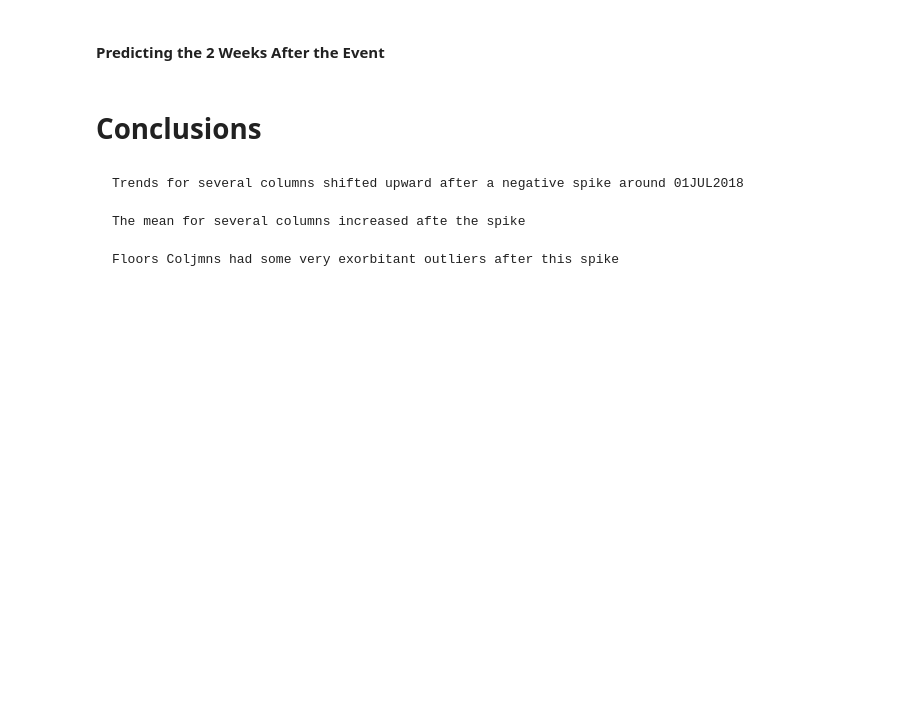
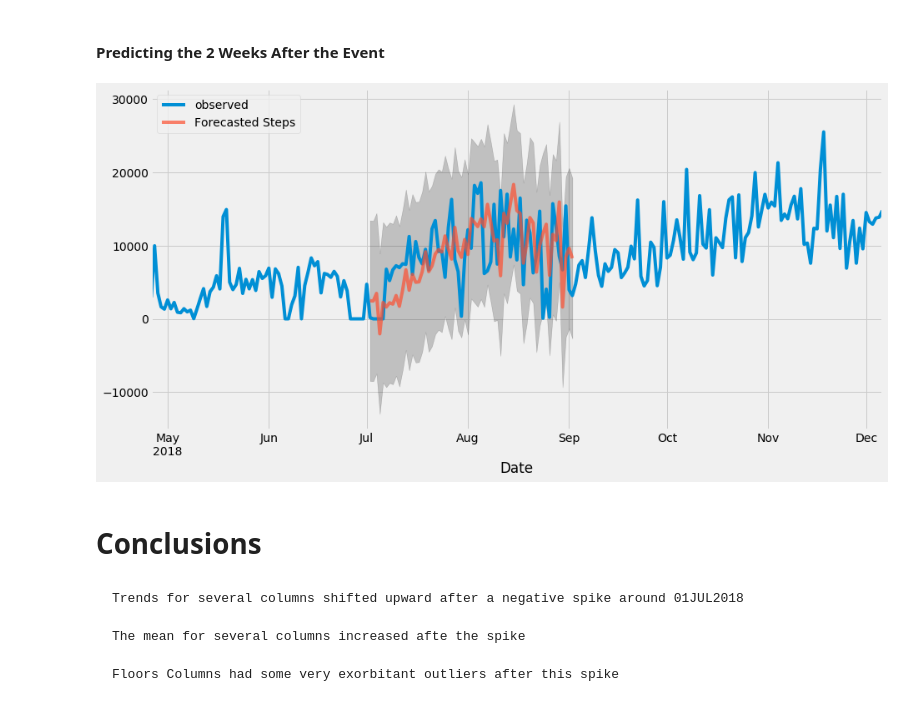
Before and after one commit to CrapWork/time-series, a Jupyter notebook: bare-bones.ipynb, the cells around one changed output. Drawn from its saved outputs; the diff is of its cells as text; code cells hidden in the pictures; blank space fills up the shorter version.

```diff
--- a/bare-bones.ipynb
+++ b/bare-bones.ipynb
@@ -230,3 +292,7 @@ df2.columns
+# %%
+explore.show_bad_predictions(df2, 'Steps')
+# %% [output]
+[figure, added]
 # %% [markdown]
 # Conclusions
 # %% [markdown]
@@ -234,4 +300,4 @@ df2.columns
 
     The mean for several columns increased afte the spike
 
-    Floors Coljmns had some very exorbitant outliers after this spike
+    Floors Columns had some very exorbitant outliers after this spike
```
Also changed, not shown: parts of 28 cells of this notebook, 2 other files.
